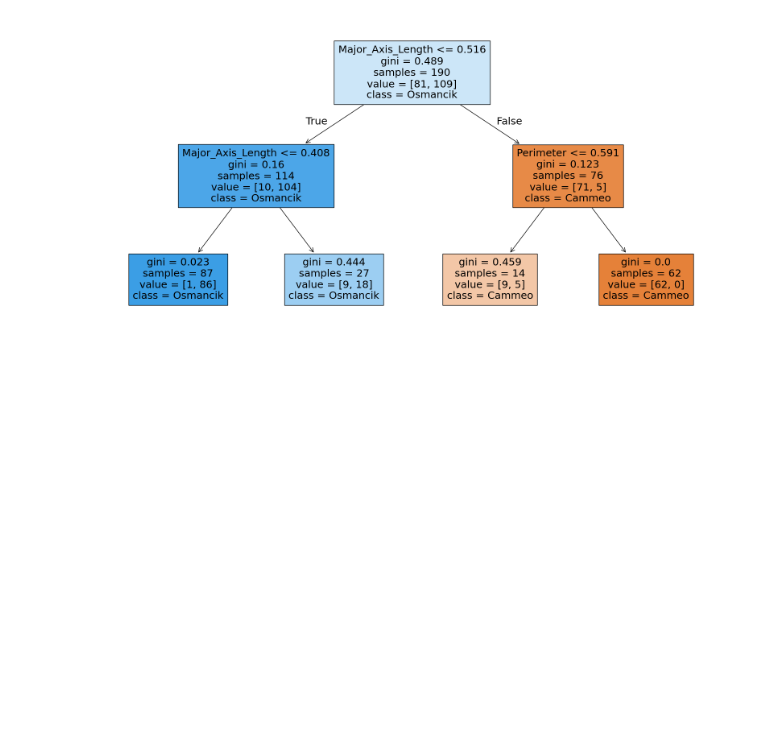
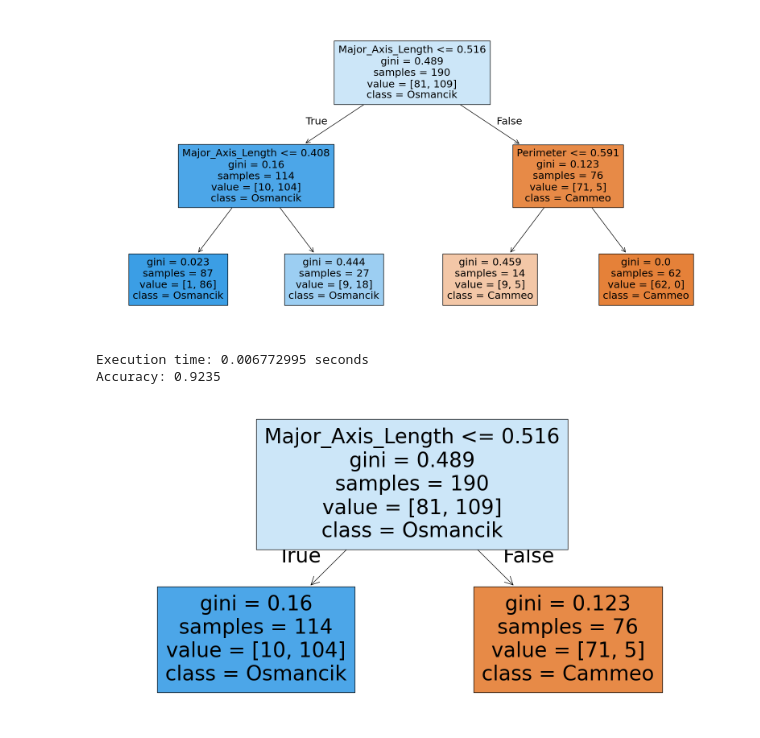
Before and after one commit to MarchesiGabriele/classification_tree_optimization, a Jupyter notebook: codice/sk_learn_tree.ipynb, the cells around one changed output. Cells and saved outputs as stored; diff of their text form; code cells hidden in the pictures; blank space fills up the shorter version.

```diff
--- a/codice/sk_learn_tree.ipynb
+++ b/codice/sk_learn_tree.ipynb
@@ -51,3 +62,40 @@ plot_tree(clf, filled=True, feature_names=df_data.columns[:-1], class_names=['Ca
 plt.show()
 # %% [output]
 [figure]
+# %%
+import time
+import matplotlib.pyplot as plt
+from sklearn.tree import DecisionTreeClassifier, plot_tree
+from sklearn.metrics import accuracy_score
+
+# Start the timer
+start_time = time.time()
+
+# Create the DecisionTreeClassifier with pruning
+clf = DecisionTreeClassifier(random_state=42, max_depth=2, ccp_alpha=0.1)
+
+# Fit the classifier to the training data
+clf.fit(X_train, y_train)
+
+# Predict the labels for the test set
+y_pred = clf.predict(X_test)
+
+# Stop the timer
+end_time = time.time()
+
+# Calculate the execution time
+execution_time_in_seconds = end_time - start_time
+print(f"Execution time: {round(execution_time_in_seconds, 10)} seconds")
+
+# Calculate the accuracy
+accuracy = accuracy_score(y_test, y_pred)
+print(f"Accuracy: {round(accuracy, 4)}")
+
+# Plot the decision tree
+plt.figure(figsize=(20, 10))
+plot_tree(clf, filled=True, feature_names=df_data.columns[:-1], class_names=['Cammeo', 'Osmancik'], max_depth=2)
+plt.show()
+# %% [output]
+Execution time: 0.006772995 seconds
+Accuracy: 0.9235
+[figure, added]
```
Also changed, not shown: parts of 4 cells of this notebook.
